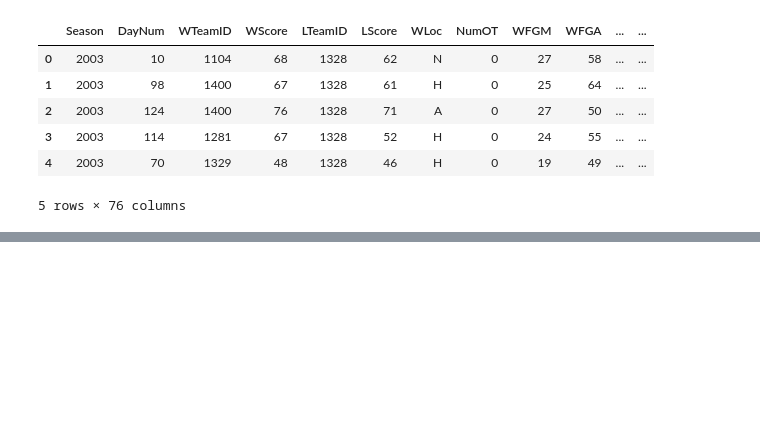
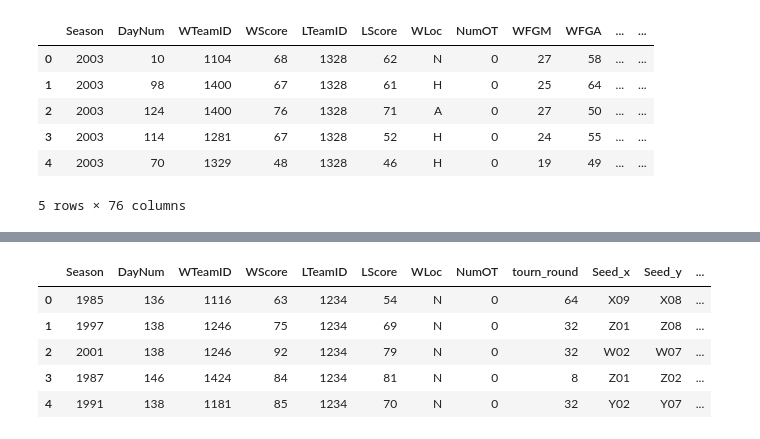
Before and after one commit to mjmcfalls/udacity-machine-learning, a Jupyter notebook: projects/capstone/Capstone-Notebook-Working.ipynb, the cells around one changed output, grey strips where cells are left out. Saved outputs shown, nothing was run; the diff lists cells and outputs as text; code cells hidden in the pictures; blank space fills up the shorter version.

```diff
--- a/projects/capstone/Capstone-Notebook-Working.ipynb
+++ b/projects/capstone/Capstone-Notebook-Working.ipynb
@@ -313,7 +306,7 @@ def buildRegularSeason(df_regularSeason, df_conf, df_team_conf):
     df_regularSeason['Wposs'] = df_regularSeason.apply(lambda row: row.WFGA + 0.475 * row.WFTA + row.WTO - row.WOR, axis=1)
     df_regularSeason['Wshoot_eff'] = df_regularSeason.apply(lambda row: row.WScore / (row.WFGA + 0.475 * row.WFTA), axis=1)
     df_regularSeason['Wscore_op'] = df_regularSeason.apply(lambda row: (row.WFGA + 0.475 * row.WFTA) / row.Wposs, axis=1)
-    df_regularSeason['Woff_rtg'] = df_regularSeason.apply(lambda row: row.WScore/row.Wposs*100, axis=1)
+    df_regularSeason['Woff_rtg'] = df_regularSeason.apply(lambda row: row.WScore / row.Wposs*100, axis=1)
 
     # Loser stats related to offensive efficiency:
     df_regularSeason['Lposs'] = df_regularSeason.apply(lambda row: row.LFGA + 0.475 * row.LFTA + row.LTO - row.LOR, axis=1)
@@ -336,5 +329,29 @@ def buildRegularSeason(df_regularSeason, df_conf, df_team_conf):
     df_regularSeason['Wie'] = Wie / (Wie + Lie) * 100
     df_regularSeason['Lie'] = Lie / (Lie + Wie) * 100
 
-    return df_regularSeason
+    # Other winner stats:
+    df_regularSeason['Wts_pct'] = df_regularSeason.apply(lambda row: row.WScore / (2 * (row.WFGA + 0.475 * row.WFTA)) * 100, axis=1)
+    df_regularSeason['Wefg_pct'] = df_regularSeason.apply(lambda row: (row.WFGM2 + 1.5 * row.WFGM3) / row.WFGA, axis=1)
+    df_regularSeason['Worb_pct'] = df_regularSeason.apply(lambda row: row.WOR / (row.WOR + row.LDR), axis=1)
+    df_regularSeason['Wdrb_pct'] = df_regularSeason.apply(lambda row: row.WDR / (row.WDR + row.LOR), axis=1)
+    df_regularSeason['Wreb_pct'] = df_regularSeason.apply(lambda row: (row.Worb_pct + row.Wdrb_pct) / 2, axis=1)
+    df_regularSeason['Wto_poss'] = df_regularSeason.apply(lambda row: row.WTO / row.Wposs, axis=1)
+    df_regularSeason['Wft_rate'] = df_regularSeason.apply(lambda row: row.WFTM / row.WFGA, axis=1)
+    df_regularSeason['Wast_rtio'] = df_regularSeason.apply(lambda row: row.WAst / (row.WFGA + 0.475*row.WFTA + row.WTO + row.WAst) * 100, axis=1)
+    df_regularSeason['Wblk_pct'] = df_regularSeason.apply(lambda row: row.WBlk / row.LFGA2 * 100, axis=1)
+    df_regularSeason['Wstl_pct'] = df_regularSeason.apply(lambda row: row.WStl / row.Lposs * 100, axis=1)
+
+    # Other loser stats:
+    df_regularSeason['Lts_pct'] = df_regularSeason.apply(lambda row: row.LScore / (2 * (row.LFGA + 0.475 * row.LFTA)) * 100, axis=1)
+    df_regularSeason['Lefg_pct'] = df_regularSeason.apply(lambda row: (row.LFGM2 + 1.5 * row.LFGM3) / row.LFGA, axis=1)
+    df_regularSeason['Lorb_pct'] = df_regularSeason.apply(lambda row: row.LOR / (row.LOR + row.WDR), axis=1)
+    df_regularSeason['Ldrb_pct'] = df_regularSeason.apply(lambda row: row.LDR / (row.LDR + row.WOR), axis=1)
+    df_regularSeason['Lreb_pct'] = df_regularSeason.apply(lambda row: (row.Lorb_pct + row.Ldrb_pct) / 2, axis=1)
+    df_regularSeason['Lto_poss'] = df_regularSeason.apply(lambda row: row.LTO / row.Lposs, axis=1)
+    df_regularSeason['Lft_rate'] = df_regularSeason.apply(lambda row: row.LFTM / row.LFGA, axis=1)
+    df_regularSeason['Last_rtio'] = df_regularSeason.apply(lambda row: row.LAst / (row.LFGA + 0.475*row.LFTA + row.LTO + row.LAst) * 100, axis=1)
+    df_regularSeason['Lblk_pct'] = df_regularSeason.apply(lambda row: row.LBlk / row.WFGA2 * 100, axis=1)
+    df_regularSeason['Lstl_pct'] = df_regularSeason.apply(lambda row: row.LStl / row.Wposs * 100, axis=1)
+
+    return df_regularSeason, win_teams, win_confs, lose_teams, lose_confs
 # %%
@@ -366,2 +391,2 @@ def buildRegSeasonStats(df):
 # %%
-df_regularSeason_avgs = buildRegSeasonStats(buildRegularSeason(df_regularSeason, df_conf, df_team_conf))
+df_regularSeason, win_teams, win_confs, lose_teams, lose_confs = buildRegularSeason(df_regularSeason, df_conf, df_team_conf)
@@ -493,14 +510,14 @@ df_regularSeason_weighted.head()
 # df_regularSeason_avgs = df_regularSeason_avgs.rename(columns={'WTeamID': 'TeamID', 'WTeamName': 'TeamName', 'WConfName': 'ConfName'})
 # df_regularSeason_avgs.head()
 # %%
-def buildTourneyCompact(df_tourneyCompact, df_tourney_seeds):
+def buildTourneyCompact(df_tourneyCompact, df_tourney_seeds, win_teams, win_confs, lose_teams, lose_confs):
     df_tourneyCompact['tourn_round'] = df_tourneyCompact.DayNum.apply(convertTourneyRound)
 
-    df_tourney_seeds['seed'] = df_tourney_seeds['Seed'].apply(lambda x : int(x[1:3]))
-    df_tourney_seeds.head()
+#     df_tourney_seeds['seed'] = df_tourney_seeds['Seed'].apply(lambda x : int(x[1:3]))
+#     df_tourney_seeds.head()
 
     # Drop Seed column
-    df_tourney_seeds.drop(columns={'Seed'}, inplace=True)
+#     df_tourney_seeds.drop(columns={'Seed'}, inplace=True)
 
     # df_tourney_seeds.head()
 
@@ -521,4 +538,4 @@ def buildTourneyCompact(df_tourneyCompact, df_tourney_seeds):
 # %%
 # df_tourneyCompact()
 # df_tourneyCompact.head()
-df_tourney_merge = buildTourneyCompact(df_tourneyCompact, df_tourney_seeds)
+df_tourney_merge = buildTourneyCompact(df_tourneyCompact, df_tourney_seeds, win_teams, win_confs, lose_teams, lose_confs)
@@ -551,3 +542,12 @@ NameError: name 'win_teams' is not defined
+# %%
+df_tourney_merge.head()
+# %% [output]
+|  | Season | DayNum | WTeamID | WScore | LTeamID | LScore | WLoc | NumOT | tourn_round | Seed_x | Seed_y | ... |
+| 0 | 1985 | 136 | 1116 | 63 | 1234 | 54 | N | 0 | 64 | X09 | X08 | ... |
+| 1 | 1997 | 138 | 1246 | 75 | 1234 | 69 | N | 0 | 32 | Z01 | Z08 | ... |
+| 2 | 2001 | 138 | 1246 | 92 | 1234 | 79 | N | 0 | 32 | W02 | W07 | ... |
+| 3 | 1987 | 146 | 1424 | 84 | 1234 | 81 | N | 0 | 8 | Z01 | Z02 | ... |
+| 4 | 1991 | 138 | 1181 | 85 | 1234 | 70 | N | 0 | 32 | Y02 | Y07 | ... |
 # %%
 # championships = df_tourney_all[df_tourney_all.tourn_round == 2]
 
```
Also changed, not shown: parts of 32 cells of this notebook.
